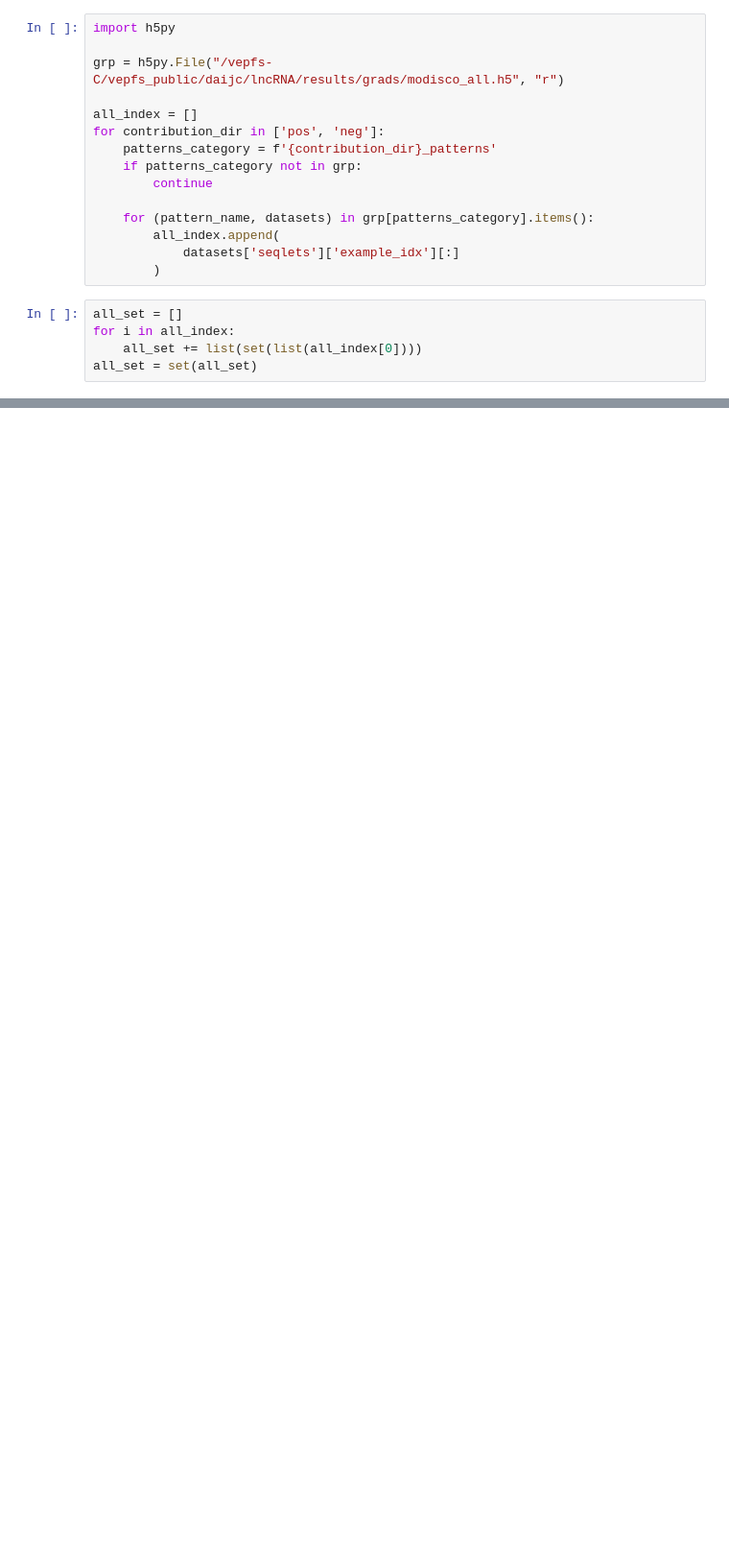
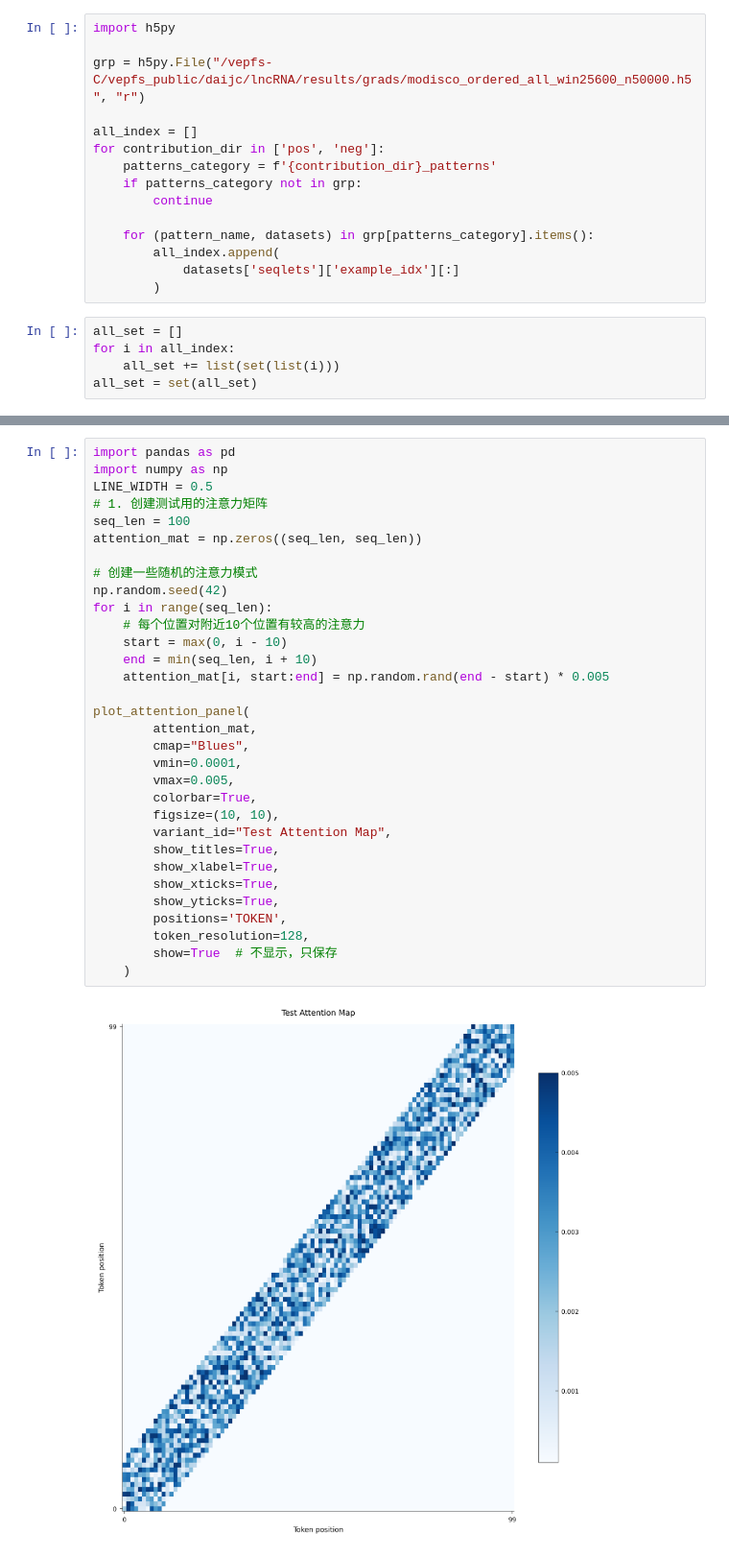
Before and after one commit to jkfo002/Finetune_NTv3, a Jupyter notebook: test2.ipynb, the cells around one changed output, grey strips where cells are left out. Shown at 96% size. Saved outputs shown, nothing was run; the diff lists cells and outputs as text; blank space fills up the shorter version.

```diff
--- a/test2.ipynb
+++ b/test2.ipynb
@@ -1,7 +1,7 @@
 # %%
 import h5py
 
-grp = h5py.File("/vepfs-C/vepfs_public/daijc/lncRNA/results/grads/modisco_all.h5", "r")
+grp = h5py.File("/vepfs-C/vepfs_public/daijc/lncRNA/results/grads/modisco_ordered_all_win25600_n50000.h5", "r")
 
 all_index = []
 for contribution_dir in ['pos', 'neg']:
@@ -16,6 +16,6 @@ for contribution_dir in ['pos', 'neg']:
 # %%
 all_set = []
 for i in all_index:
-    all_set += list(set(list(all_index[0])))
+    all_set += list(set(list(i)))
 all_set = set(all_set)
 # %%
@@ -24,0 +144,34 @@ print(all_set)
+# %%
+import pandas as pd
+import numpy as np
+LINE_WIDTH = 0.5
+# 1. 创建测试用的注意力矩阵
+seq_len = 100
+attention_mat = np.zeros((seq_len, seq_len))
+
+# 创建一些随机的注意力模式
+np.random.seed(42)
+for i in range(seq_len):
+    # 每个位置对附近10个位置有较高的注意力
+    start = max(0, i - 10)
+    end = min(seq_len, i + 10)
+    attention_mat[i, start:end] = np.random.rand(end - start) * 0.005
+
+plot_attention_panel(
+        attention_mat,
+        cmap="Blues",
+        vmin=0.0001,
+        vmax=0.005,
+        colorbar=True,
+        figsize=(10, 10),
+        variant_id="Test Attention Map",
+        show_titles=True,
+        show_xlabel=True,
+        show_xticks=True,
+        show_yticks=True,
+        positions='TOKEN',
+        token_resolution=128,
+        show=True  # 不显示，只保存
+    )
+# %% [output]
+[figure, added]
```
Also changed, not shown: parts of 5 cells of this notebook, 6 other files.
